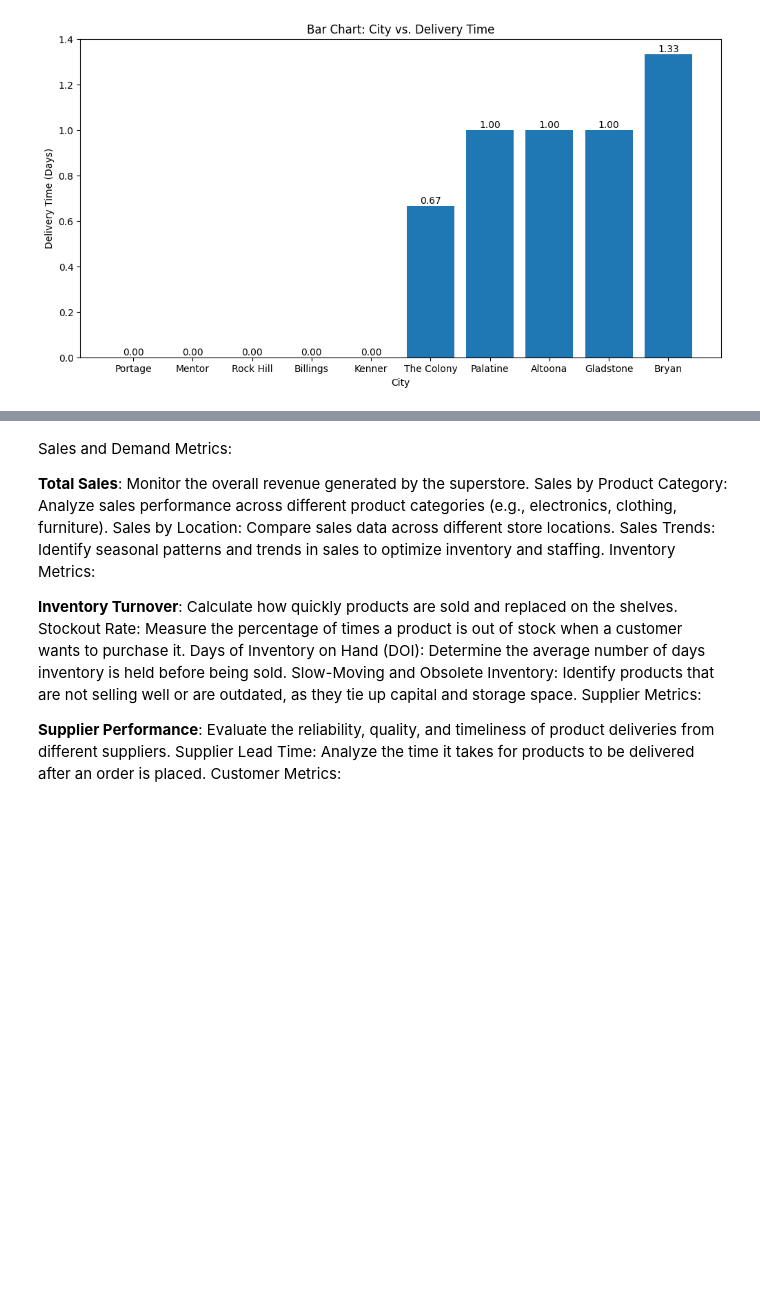
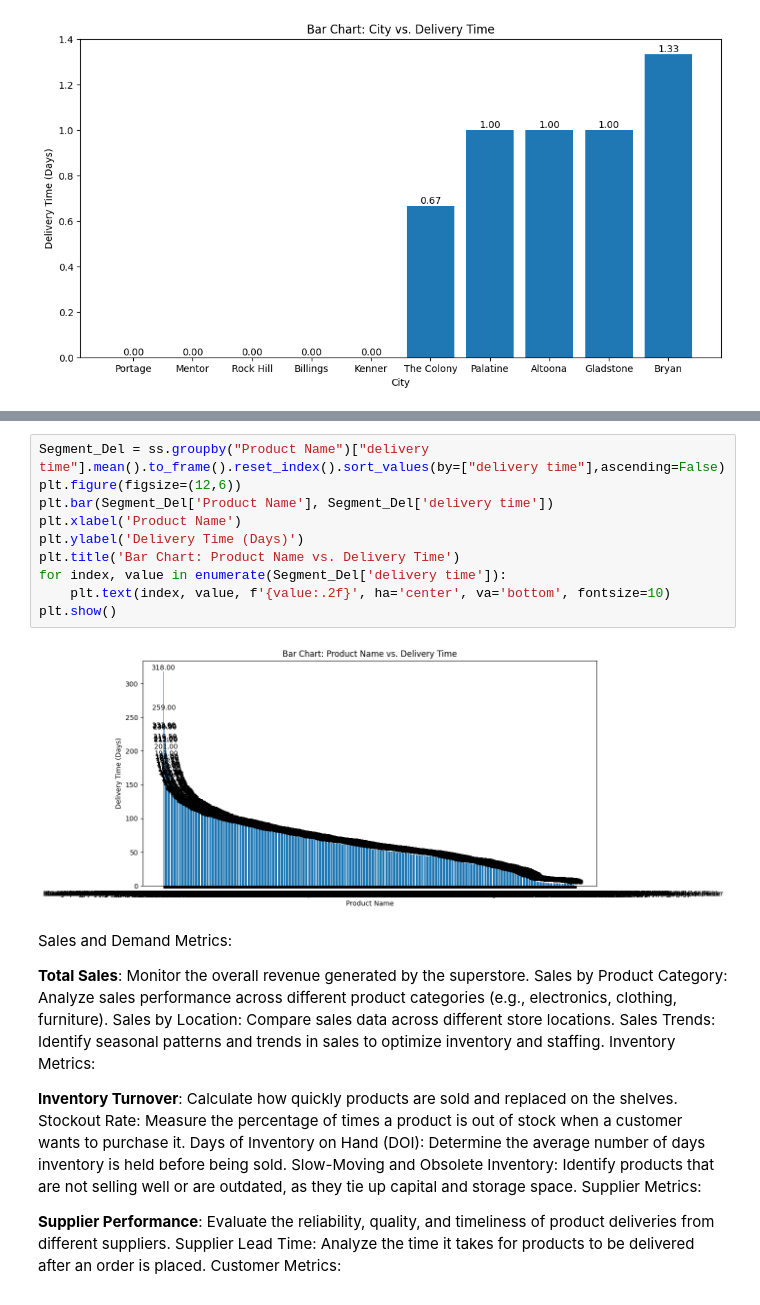
Before and after one commit to Krittapad12348/Superstore_Analysis, a Jupyter notebook: superstore_python.ipynb, the cells around one changed output, grey strips where cells are left out. Cells and saved outputs as stored; diff of their text form; blank space fills up the shorter version.

```diff
--- a/superstore_python.ipynb
+++ b/superstore_python.ipynb
@@ -485,3 +482,15 @@ plt.show()
+# %%
+Segment_Del = ss.groupby("Product Name")["delivery time"].mean().to_frame().reset_index().sort_values(by=["delivery time"],ascending=False)
+plt.figure(figsize=(12,6))
+plt.bar(Segment_Del['Product Name'], Segment_Del['delivery time'])
+plt.xlabel('Product Name')
+plt.ylabel('Delivery Time (Days)')
+plt.title('Bar Chart: Product Name vs. Delivery Time')
+for index, value in enumerate(Segment_Del['delivery time']):
+    plt.text(index, value, f'{value:.2f}', ha='center', va='bottom', fontsize=10)
+plt.show()
+# %% [output]
+[figure, added]
 # %% [markdown]
 Sales and Demand Metrics:
 
```
Also changed, not shown: parts of 8 cells of this notebook.
